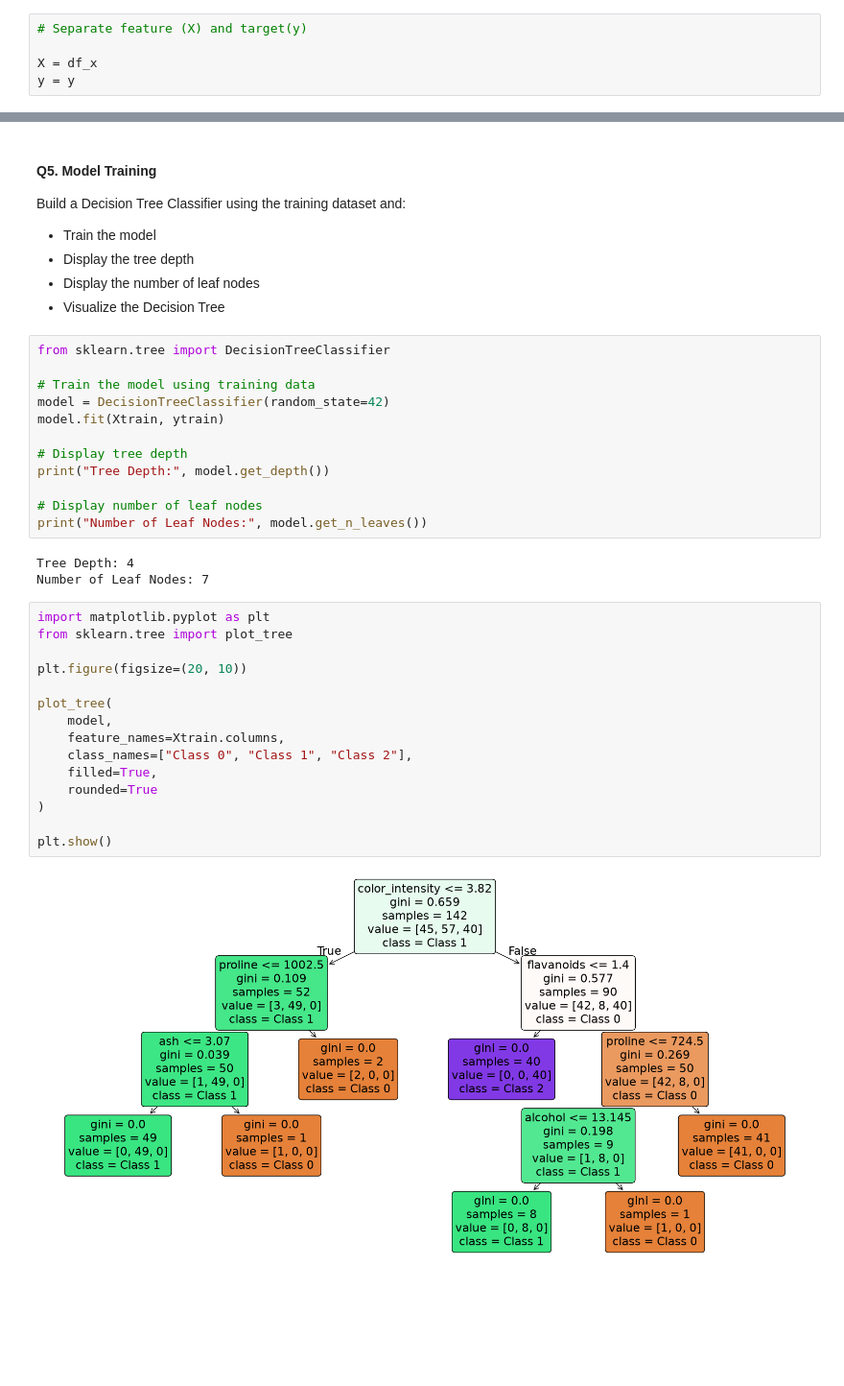
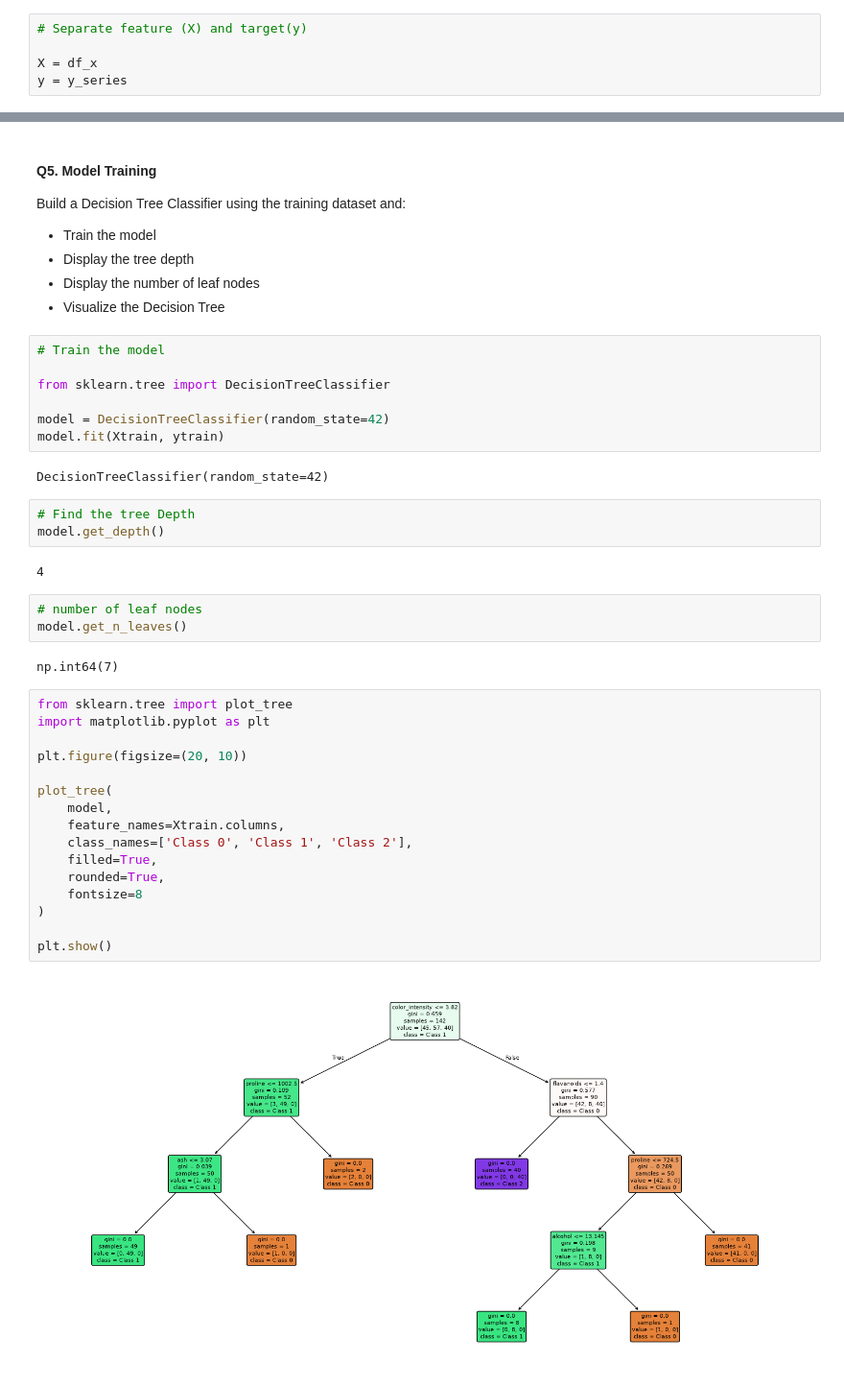
Before and after one commit to sakshichaudhari30/Machine-Learning-1633, a Jupyter notebook: Logistic Regression/Decision Tree/WIne Dataset.ipynb, the cells around one changed output, grey strips where cells are left out. Shown at 96% size. Drawn from its saved outputs; the diff is of its cells as text; blank space fills up the shorter version.

```diff
--- a/Logistic Regression/Decision Tree/WIne Dataset.ipynb
+++ b/Logistic Regression/Decision Tree/WIne Dataset.ipynb
@@ -266,7 +245,7 @@ Prepare the dataset by:
 # Separate feature (X) and target(y)
 
 X = df_x
-y = y
+y = y_series
 # %%
 # Split the Dataset into 80% training and 20% testing
 
@@ -293,34 +272,39 @@ Build a Decision Tree Classifier using the training dataset and:
 - Display the number of leaf nodes
 - Visualize the Decision Tree
 # %%
+# Train the model
+
 from sklearn.tree import DecisionTreeClassifier
 
-# Train the model using training data
 model = DecisionTreeClassifier(random_state=42)
 model.fit(Xtrain, ytrain)
-
-# Display tree depth
-print("Tree Depth:", model.get_depth())
-
-# Display number of leaf nodes
-print("Number of Leaf Nodes:", model.get_n_leaves())
 # %% [output]
-Tree Depth: 4
-Number of Leaf Nodes: 7
+DecisionTreeClassifier(random_state=42)
+# %%
+# Find the tree Depth
+model.get_depth()
+# %% [output]
+4
+# %%
+# number of leaf nodes
+model.get_n_leaves()
+# %% [output]
+np.int64(7)
 # %%
+from sklearn.tree import plot_tree
 import matplotlib.pyplot as plt
-from sklearn.tree import plot_tree
 
 plt.figure(figsize=(20, 10))
 
 plot_tree(
     model,
     feature_names=Xtrain.columns,
-    class_names=["Class 0", "Class 1", "Class 2"],
+    class_names=['Class 0', 'Class 1', 'Class 2'],
     filled=True,
-    rounded=True
+    rounded=True,
+    fontsize=8
 )
 
 plt.show()
 # %% [output]
-[figure, old version]
+[figure, new version]
```
Also changed, not shown: parts of 32 cells of this notebook, 1 other file.
